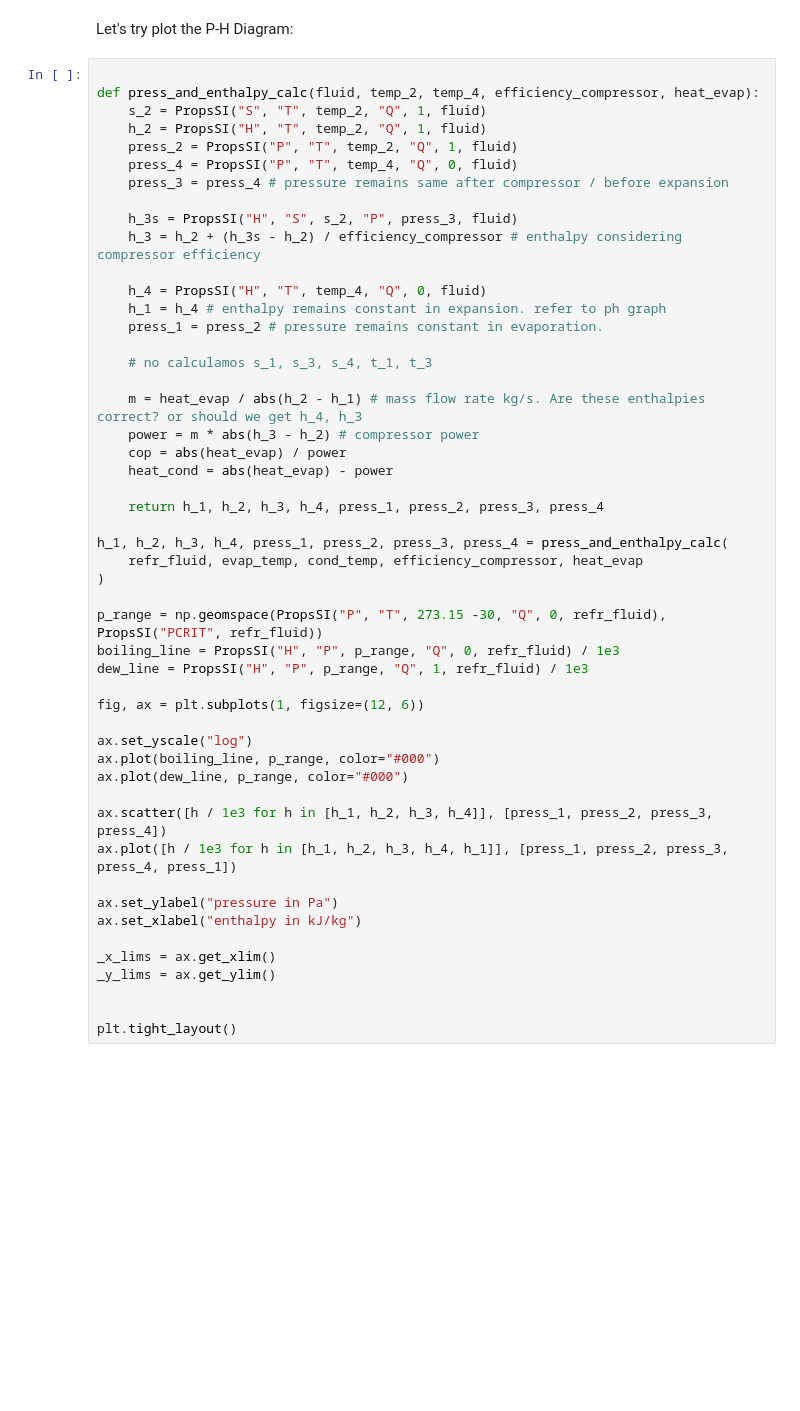
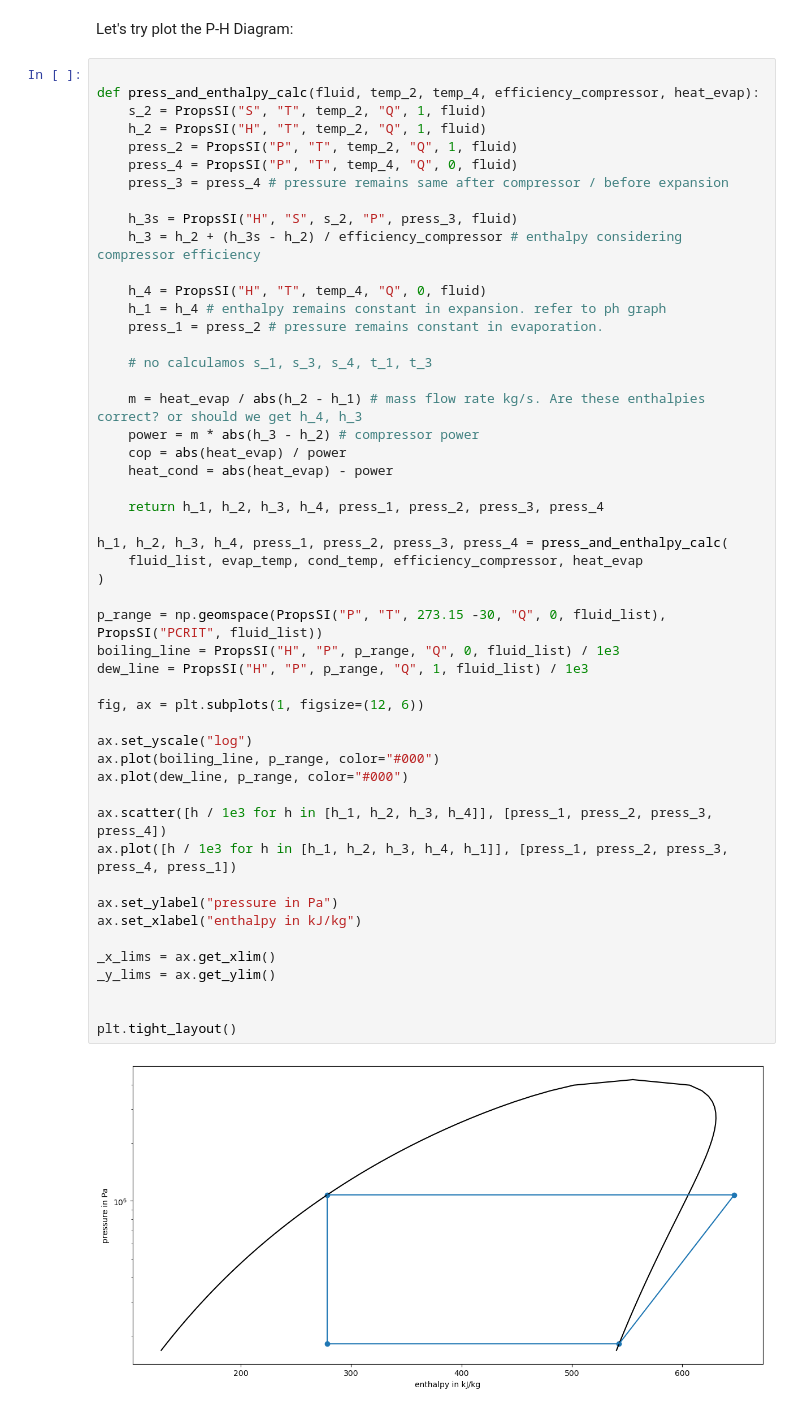
Before and after one commit to boujuan/Renewable_Energy_Heat, a Jupyter notebook: Main_Notebook.ipynb, the cells around one changed output. Cells and saved outputs as stored; diff of their text form; blank space fills up the shorter version.

```diff
--- a/Main_Notebook.ipynb
+++ b/Main_Notebook.ipynb
@@ -162,34 +194,36 @@ def press_and_enthalpy_calc(fluid, temp_2, temp_4, efficiency_compressor, heat_e
     # no calculamos s_1, s_3, s_4, t_1, t_3
 
     m = heat_evap / abs(h_2 - h_1) # mass flow rate kg/s. Are these enthalpies correct? or should we get h_4, h_3
     power = m * abs(h_3 - h_2) # compressor power
     cop = abs(heat_evap) / power
     heat_cond = abs(heat_evap) - power
 
     return h_1, h_2, h_3, h_4, press_1, press_2, press_3, press_4
 
 h_1, h_2, h_3, h_4, press_1, press_2, press_3, press_4 = press_and_enthalpy_calc(
-    refr_fluid, evap_temp, cond_temp, efficiency_compressor, heat_evap
+    fluid_list, evap_temp, cond_temp, efficiency_compressor, heat_evap
 )
 
-p_range = np.geomspace(PropsSI("P", "T", 273.15 -30, "Q", 0, refr_fluid), PropsSI("PCRIT", refr_fluid))
-boiling_line = PropsSI("H", "P", p_range, "Q", 0, refr_fluid) / 1e3
-dew_line = PropsSI("H", "P", p_range, "Q", 1, refr_fluid) / 1e3
+p_range = np.geomspace(PropsSI("P", "T", 273.15 -30, "Q", 0, fluid_list), PropsSI("PCRIT", fluid_list))
+boiling_line = PropsSI("H", "P", p_range, "Q", 0, fluid_list) / 1e3
+dew_line = PropsSI("H", "P", p_range, "Q", 1, fluid_list) / 1e3
 
 fig, ax = plt.subplots(1, figsize=(12, 6))
 
 ax.set_yscale("log")
 ax.plot(boiling_line, p_range, color="#000")
 ax.plot(dew_line, p_range, color="#000")
 
 ax.scatter([h / 1e3 for h in [h_1, h_2, h_3, h_4]], [press_1, press_2, press_3, press_4])
 ax.plot([h / 1e3 for h in [h_1, h_2, h_3, h_4, h_1]], [press_1, press_2, press_3, press_4, press_1])
 
 ax.set_ylabel("pressure in Pa")
 ax.set_xlabel("enthalpy in kJ/kg")
 
 _x_lims = ax.get_xlim()
 _y_lims = ax.get_ylim()
 
 
 plt.tight_layout()
+# %% [output]
+[figure, added]
```
Also changed, not shown: parts of 10 cells of this notebook.
